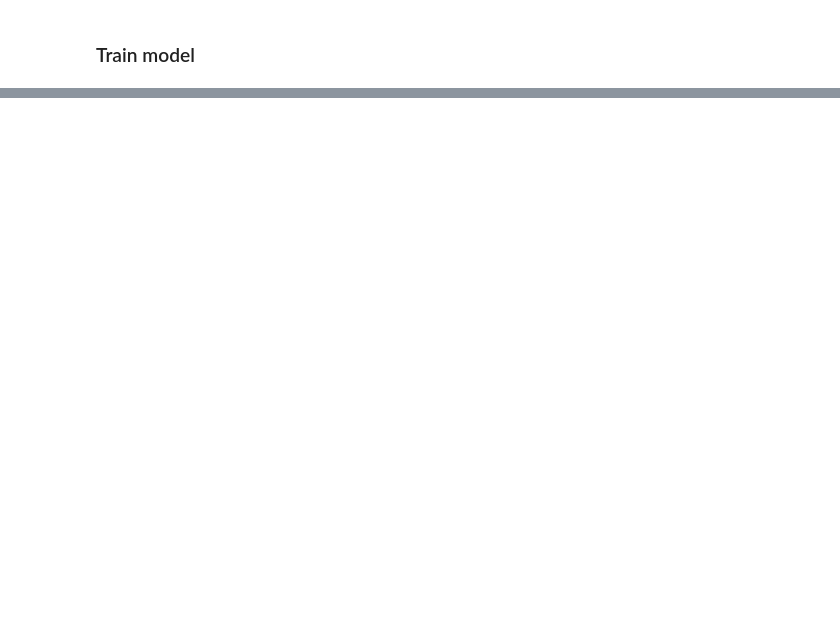
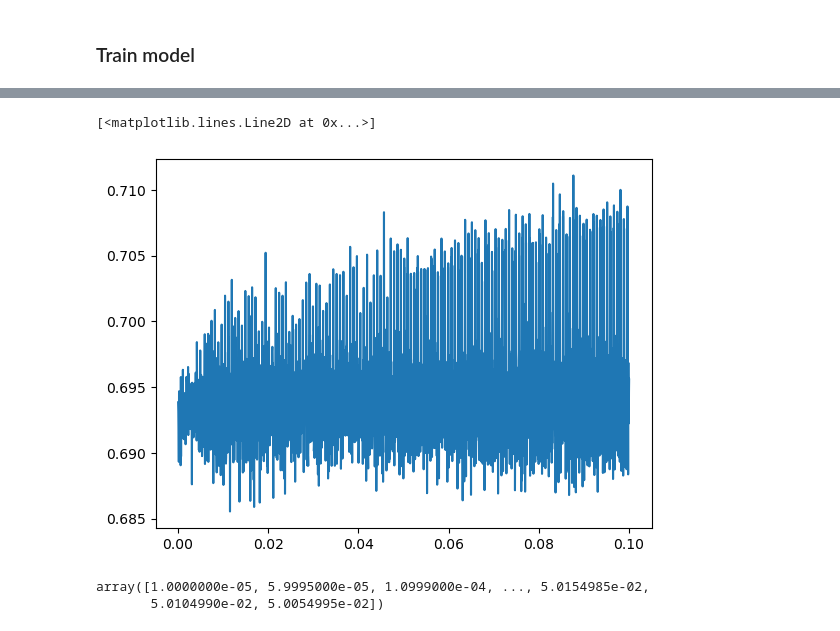
Before and after one commit to NinoHerve/NetworkMachineLearning_2023, a Jupyter notebook: NotebooksNino/EEG_conv.ipynb, the cells around one changed output, grey strips where cells are left out. Saved outputs shown, nothing was run; the diff lists cells and outputs as text; code cells hidden in the pictures; blank space fills up the shorter version.

```diff
--- a/NotebooksNino/EEG_conv.ipynb
+++ b/NotebooksNino/EEG_conv.ipynb
@@ -12,7 +15,7 @@ from pathlib import Path
 
 
 eeg_dir = Path('/home/admin/work/NetworkMachineLearning_2023/EEGDataset/')
-subjects = ['sub-01']
+subjects = ['sub-01', 'sub-02', 'sub-03', 'sub-04']
 
 data = EEGDataset(eeg_dir, subjects)
 # %% [markdown]
@@ -203,0 +324,12 @@ plt.plot(e, loss)
+# %%
+import matplotlib.pyplot as plt
+
+plt.plot(learning_rates, losses)
+# %% [output]
+[<matplotlib.lines.Line2D at 0x...>]
+[figure, added]
+# %%
+learning_rates
+# %% [output]
+array([1.0000000e-05, 5.9995000e-05, 1.0999000e-04, ..., 5.0154985e-02,
+       5.0104990e-02, 5.0054995e-02])
```
Also changed, not shown: parts of 14 cells of this notebook, 5 other files.
